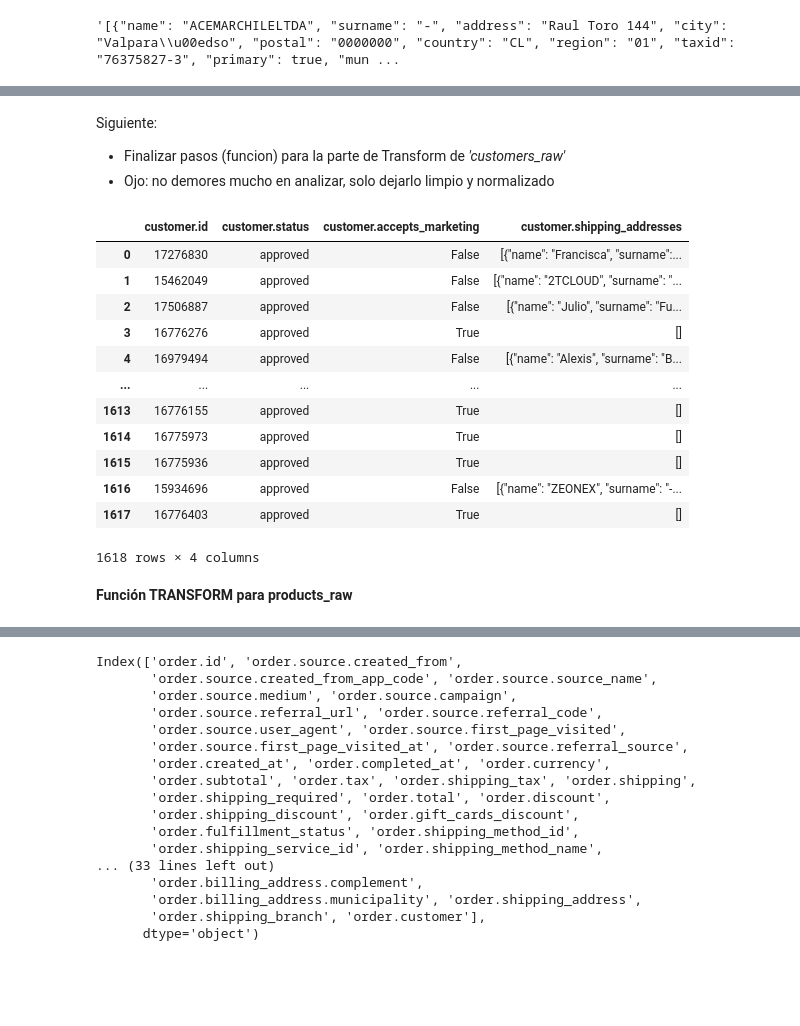
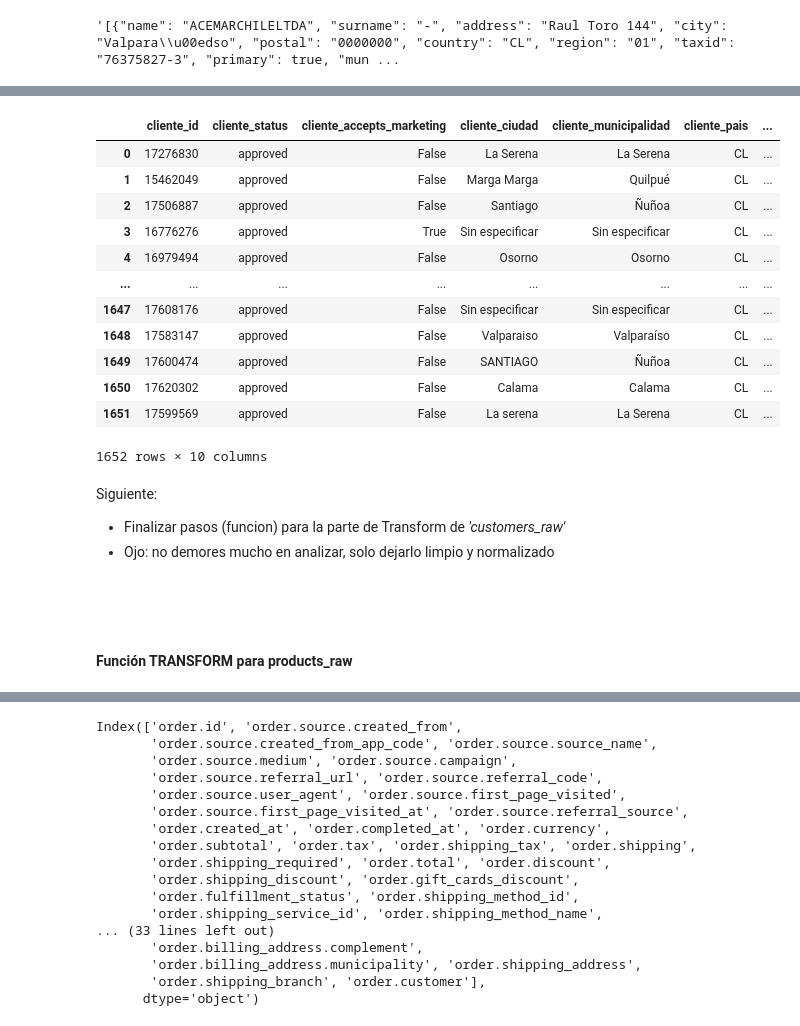
Before and after one commit to Halsey26/pipeline_perc, a Jupyter notebook: etl/pruebas_etl.ipynb, the cells around one changed output, grey strips where cells are left out. Saved outputs shown, nothing was run; the diff lists cells and outputs as text; code cells hidden in the pictures; blank space fills up the shorter version.

Commit message:
transform

```diff
--- a/etl/pruebas_etl.ipynb
+++ b/etl/pruebas_etl.ipynb
@@ -457,0 +807,3 @@ customer_df= df_raw['customers_raw'][columnas_filtro]
+# %%
+prueba_customer=transform_customers(df_raw['customers_raw'])
+prueba_customer.head(4)
@@ -458,23 +816,25 @@ customer_df= df_raw['customers_raw'][columnas_filtro]
+# %%
+prueba_customer
+# %% [output]
+|  | cliente_id | cliente_status | cliente_accepts_marketing | cliente_ciudad | cliente_municipalidad | cliente_pais | ... |
+| 0 | 17276830 | approved | False | La Serena | La Serena | CL | ... |
+| 1 | 15462049 | approved | False | Marga Marga | Quilpué | CL | ... |
+| 2 | 17506887 | approved | False | Santiago | Ñuñoa | CL | ... |
+| 3 | 16776276 | approved | True | Sin especificar | Sin especificar | CL | ... |
+| 4 | 16979494 | approved | False | Osorno | Osorno | CL | ... |
+| ... | ... | ... | ... | ... | ... | ... | ... |
+| 1647 | 17608176 | approved | False | Sin especificar | Sin especificar | CL | ... |
+| 1648 | 17583147 | approved | False | Valparaiso | Valparaíso | CL | ... |
+| 1649 | 17600474 | approved | False | SANTIAGO | Ñuñoa | CL | ... |
+| 1650 | 17620302 | approved | False | Calama | Calama | CL | ... |
+| 1651 | 17599569 | approved | False | La serena | La Serena | CL | ... |
+1652 rows × 10 columns
 # %% [markdown]
 Siguiente:
 - Finalizar pasos (funcion) para la parte de Transform de *'customers_raw'*
 - Ojo: no demores mucho en analizar, solo dejarlo limpio y normalizado
-# %%
-customer_df
-# %% [output]
-|  | customer.id | customer.status | customer.accepts_marketing | customer.shipping_addresses |
-| 0 | 17276830 | approved | False | [{"name": "Francisca", "surname":... |
-| 1 | 15462049 | approved | False | [{"name": "2TCLOUD", "surname": "... |
-| 2 | 17506887 | approved | False | [{"name": "Julio", "surname": "Fu... |
-| 3 | 16776276 | approved | True | [] |
-| 4 | 16979494 | approved | False | [{"name": "Alexis", "surname": "B... |
-| ... | ... | ... | ... | ... |
-| 1613 | 16776155 | approved | True | [] |
-| 1614 | 16775973 | approved | True | [] |
-| 1615 | 16775936 | approved | True | [] |
-| 1616 | 15934696 | approved | False | [{"name": "ZEONEX", "surname": "-... |
-| 1617 | 16776403 | approved | True | [] |
-1618 rows × 4 columns
+# %% [markdown]
+##
 # %% [markdown]
-**Función TRANSFORM para products_raw**
+#### **Función TRANSFORM para products_raw**
 # %%
```
Also changed, not shown: parts of 54 cells of this notebook, 2 other files.
